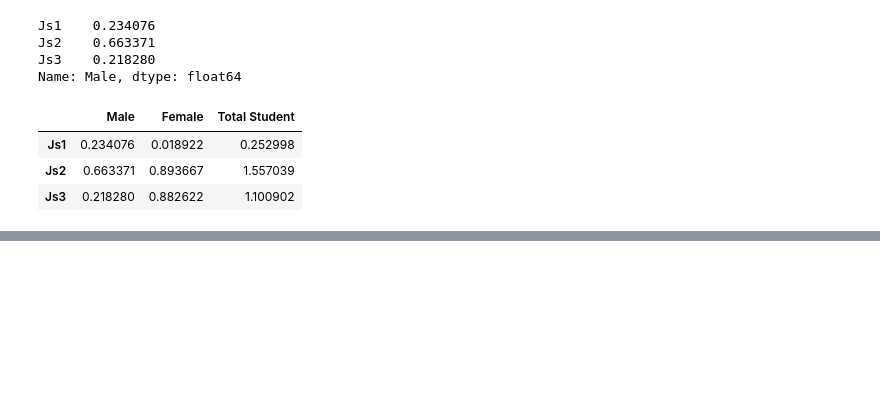
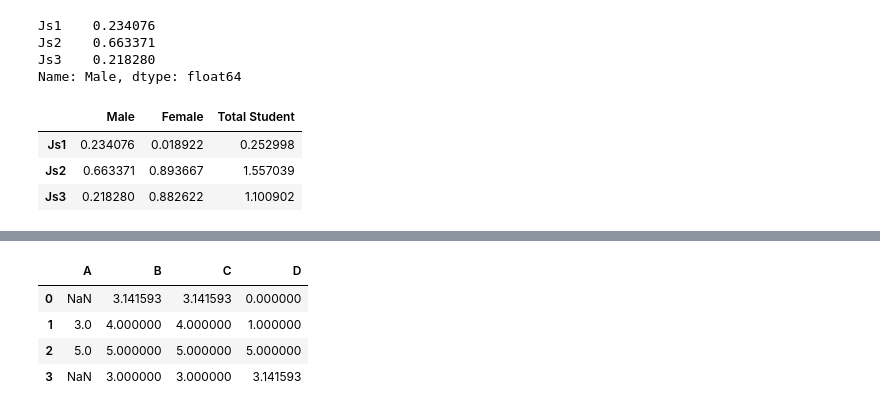
Before and after one commit to paulow540/100-days-of-coding-and-machine-learning-, a Jupyter notebook: Untitled.ipynb, the cells around one changed output, grey strips where cells are left out. Saved outputs shown, nothing was run; the diff lists cells and outputs as text; code cells hidden in the pictures; blank space fills up the shorter version.

```diff
--- a/Untitled.ipynb
+++ b/Untitled.ipynb
@@ -1020,0 +1070,8 @@ specification of the merge key(using the left_on amd right_on keyword)merging us
+# %%
+second_data.fillna(method="ffill", axis = 1)
+# %% [output]
+|  | A | B | C | D |
+| 0 | NaN | 3.141593 | 3.141593 | 0.000000 |
+| 1 | 3.0 | 4.000000 | 4.000000 | 1.000000 |
+| 2 | 5.0 | 5.000000 | 5.000000 | 5.000000 |
+| 3 | NaN | 3.000000 | 3.000000 | 3.141593 |
```
Also changed, not shown: parts of 37 cells of this notebook, 5 other files.
